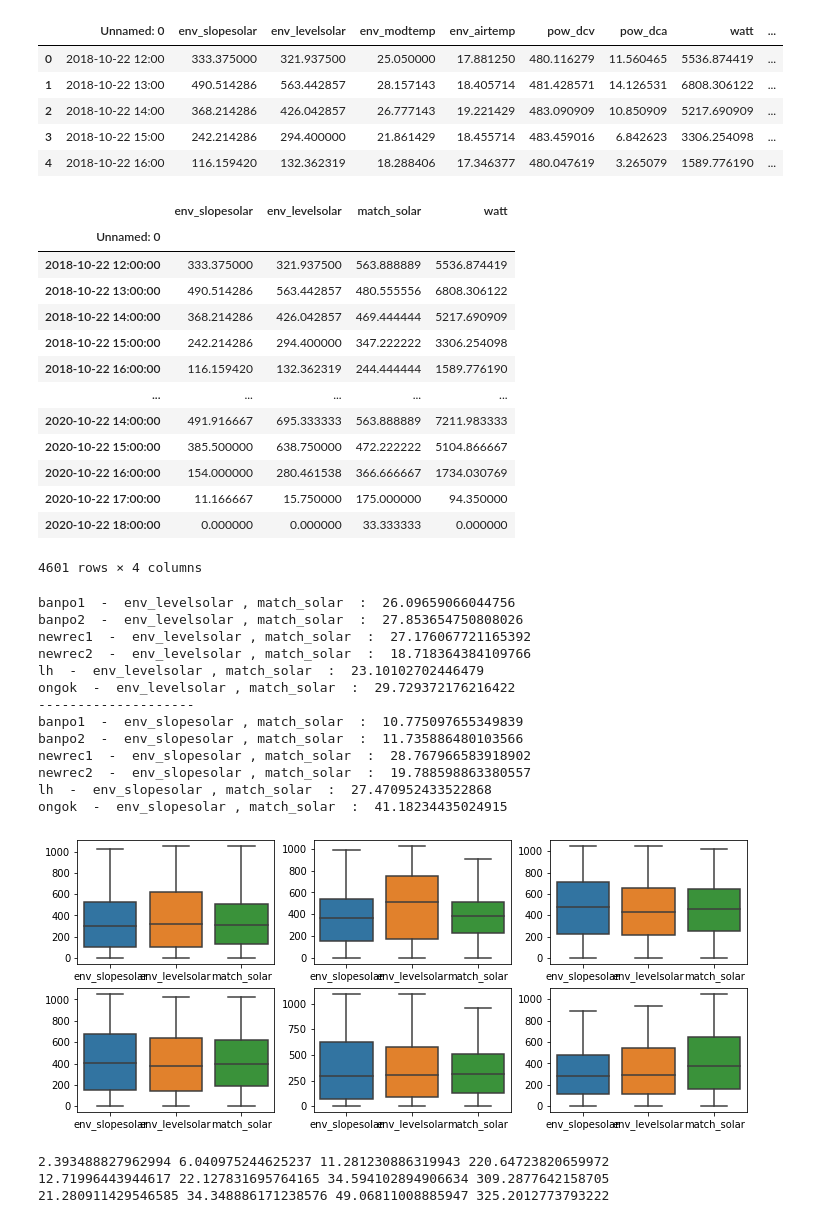
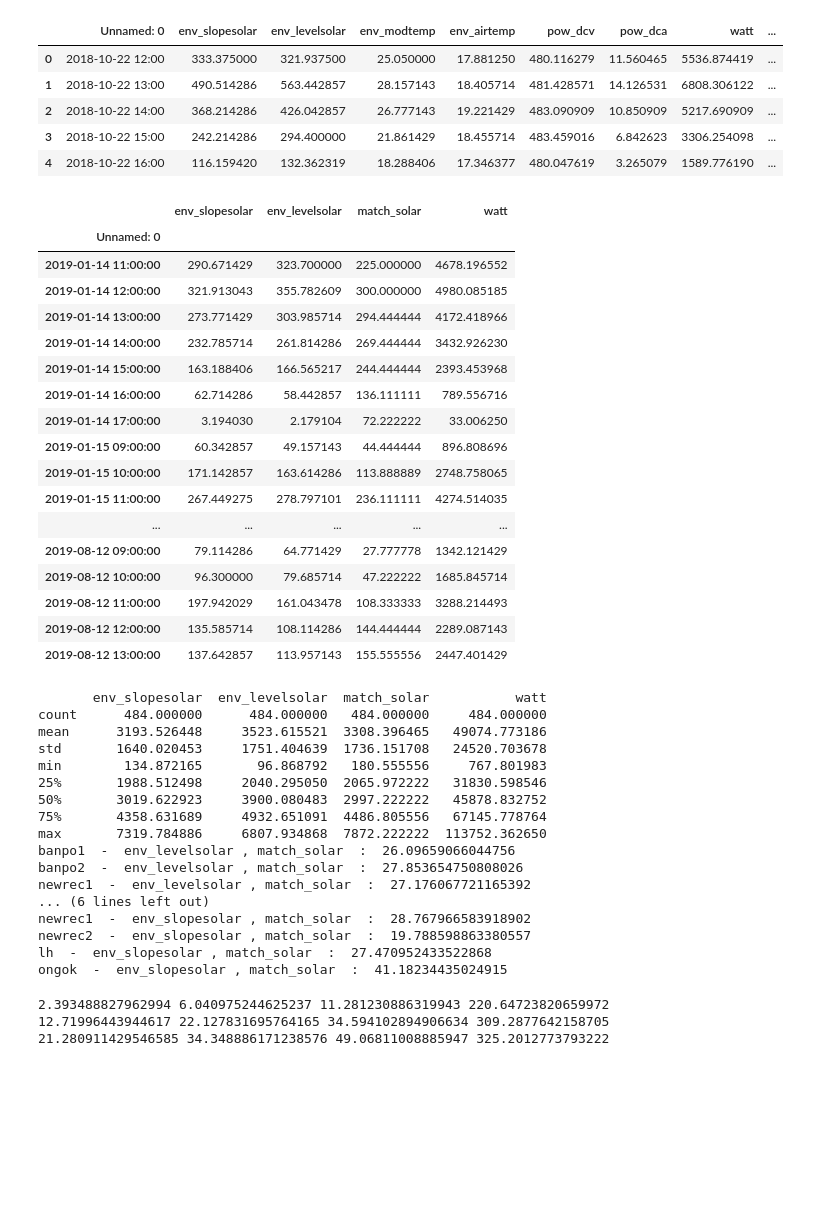
Before and after one commit to Baeseongbeen/Enittproj, a Jupyter notebook: Enitt/mape.ipynb, the cells around one changed output. Cells and saved outputs as stored; diff of their text form; code cells hidden in the pictures; blank space fills up the shorter version.

```diff
--- a/Enitt/mape.ipynb
+++ b/Enitt/mape.ipynb
@@ -52,30 +52,34 @@ ongok.index = ongok_date
 # %%
 banpo1.describe()
 # sns.boxplot()
 
 banpo1 = banpo1[["env_slopesolar", "env_levelsolar", "match_solar", "watt"]]
 banpo2 = banpo2[["env_slopesolar", "env_levelsolar", "match_solar", "watt"]]
 newrec1 = newrec1[["env_slopesolar", "env_levelsolar", "match_solar", "watt"]]
 newrec2 = newrec2[["env_slopesolar", "env_levelsolar", "match_solar", "watt"]]
 lh = lh[["env_slopesolar", "env_levelsolar", "match_solar", "watt"]]
 ongok = ongok[["env_slopesolar", "env_levelsolar", "match_solar", "watt"]]
-banpo1
+banpo1.iloc[750:].head(50)
 # myosan = myosan[["env_slopesolar", "env_levelsolar", "match_solar", "watt"]]
 # %% [output]
 |  | env_slopesolar | env_levelsolar | match_solar | watt |
 | Unnamed: 0 |  |  |  |  |
-| 2018-10-22 12:00:00 | 333.375000 | 321.937500 | 563.888889 | 5536.874419 |
-| 2018-10-22 13:00:00 | 490.514286 | 563.442857 | 480.555556 | 6808.306122 |
-| 2018-10-22 14:00:00 | 368.214286 | 426.042857 | 469.444444 | 5217.690909 |
-| 2018-10-22 15:00:00 | 242.214286 | 294.400000 | 347.222222 | 3306.254098 |
-| 2018-10-22 16:00:00 | 116.159420 | 132.362319 | 244.444444 | 1589.776190 |
+| 2019-01-14 11:00:00 | 290.671429 | 323.700000 | 225.000000 | 4678.196552 |
+| 2019-01-14 12:00:00 | 321.913043 | 355.782609 | 300.000000 | 4980.085185 |
+| 2019-01-14 13:00:00 | 273.771429 | 303.985714 | 294.444444 | 4172.418966 |
+| 2019-01-14 14:00:00 | 232.785714 | 261.814286 | 269.444444 | 3432.926230 |
+| 2019-01-14 15:00:00 | 163.188406 | 166.565217 | 244.444444 | 2393.453968 |
+| 2019-01-14 16:00:00 | 62.714286 | 58.442857 | 136.111111 | 789.556716 |
+| 2019-01-14 17:00:00 | 3.194030 | 2.179104 | 72.222222 | 33.006250 |
+| 2019-01-15 09:00:00 | 60.342857 | 49.157143 | 44.444444 | 896.808696 |
+| 2019-01-15 10:00:00 | 171.142857 | 163.614286 | 113.888889 | 2748.758065 |
+| 2019-01-15 11:00:00 | 267.449275 | 278.797101 | 236.111111 | 4274.514035 |
 | ... | ... | ... | ... | ... |
-| 2020-10-22 14:00:00 | 491.916667 | 695.333333 | 563.888889 | 7211.983333 |
-| 2020-10-22 15:00:00 | 385.500000 | 638.750000 | 472.222222 | 5104.866667 |
-| 2020-10-22 16:00:00 | 154.000000 | 280.461538 | 366.666667 | 1734.030769 |
-| 2020-10-22 17:00:00 | 11.166667 | 15.750000 | 175.000000 | 94.350000 |
-| 2020-10-22 18:00:00 | 0.000000 | 0.000000 | 33.333333 | 0.000000 |
+| 2019-08-12 09:00:00 | 79.114286 | 64.771429 | 27.777778 | 1342.121429 |
+| 2019-08-12 10:00:00 | 96.300000 | 79.685714 | 47.222222 | 1685.845714 |
+| 2019-08-12 11:00:00 | 197.942029 | 161.043478 | 108.333333 | 3288.214493 |
+| 2019-08-12 12:00:00 | 135.585714 | 108.114286 | 144.444444 | 2289.087143 |
+| 2019-08-12 13:00:00 | 137.642857 | 113.957143 | 155.555556 | 2447.401429 |
-4601 rows × 4 columns
 # %%
 
 
@@ -123,6 +137,7 @@ newrec2_day = delete_zero(resampleD_sum(newrec2))
 lh_day = delete_zero(resampleD_sum(lh))
 ongok_day = delete_zero(resampleD_sum(ongok))
 
+print(banpo1_day.describe())
 def for_print(a, b, name, df):
 
     print(name," - ", a,",", b," : ", mean_absolute_percentage_error(a, b, df))
@@ -142,22 +157,25 @@ for_print("env_slopesolar", "match_solar", "newrec2", newrec2_day)
 for_print("env_slopesolar", "match_solar", "lh", lh_day)
 for_print("env_slopesolar", "match_solar", "ongok", ongok_day)
 
-boxplot()
+# boxplot()
 # %% [output]
+       env_slopesolar  env_levelsolar  match_solar           watt
+count      484.000000      484.000000   484.000000     484.000000
+mean      3193.526448     3523.615521  3308.396465   49074.773186
+std       1640.020453     1751.404639  1736.151708   24520.703678
+min        134.872165       96.868792   180.555556     767.801983
+25%       1988.512498     2040.295050  2065.972222   31830.598546
+50%       3019.622923     3900.080483  2997.222222   45878.832752
+75%       4358.631689     4932.651091  4486.805556   67145.778764
+max       7319.784886     6807.934868  7872.222222  113752.362650
 banpo1  -  env_levelsolar , match_solar  :  26.09659066044756
 banpo2  -  env_levelsolar , match_solar  :  27.853654750808026
 newrec1  -  env_levelsolar , match_solar  :  27.176067721165392
-newrec2  -  env_levelsolar , match_solar  :  18.718364384109766
-lh  -  env_levelsolar , match_solar  :  23.10102702446479
-ongok  -  env_levelsolar , match_solar  :  29.729372176216422
---------------------
-banpo1  -  env_slopesolar , match_solar  :  10.775097655349839
-banpo2  -  env_slopesolar , match_solar  :  11.735886480103566
+... (6 lines left out)
 newrec1  -  env_slopesolar , match_solar  :  28.767966583918902
 newrec2  -  env_slopesolar , match_solar  :  19.788598863380557
 lh  -  env_slopesolar , match_solar  :  27.470952433522868
 ongok  -  env_slopesolar , match_solar  :  41.18234435024915
-[figure, removed]
 # %%
 make_graph("env_slopesolar", "match_solar", banpo1_day)
 make_graph("env_slopesolar", "match_solar", ongok_day)
```
Also changed, not shown: parts of 13 cells of this notebook, 2 other files.
